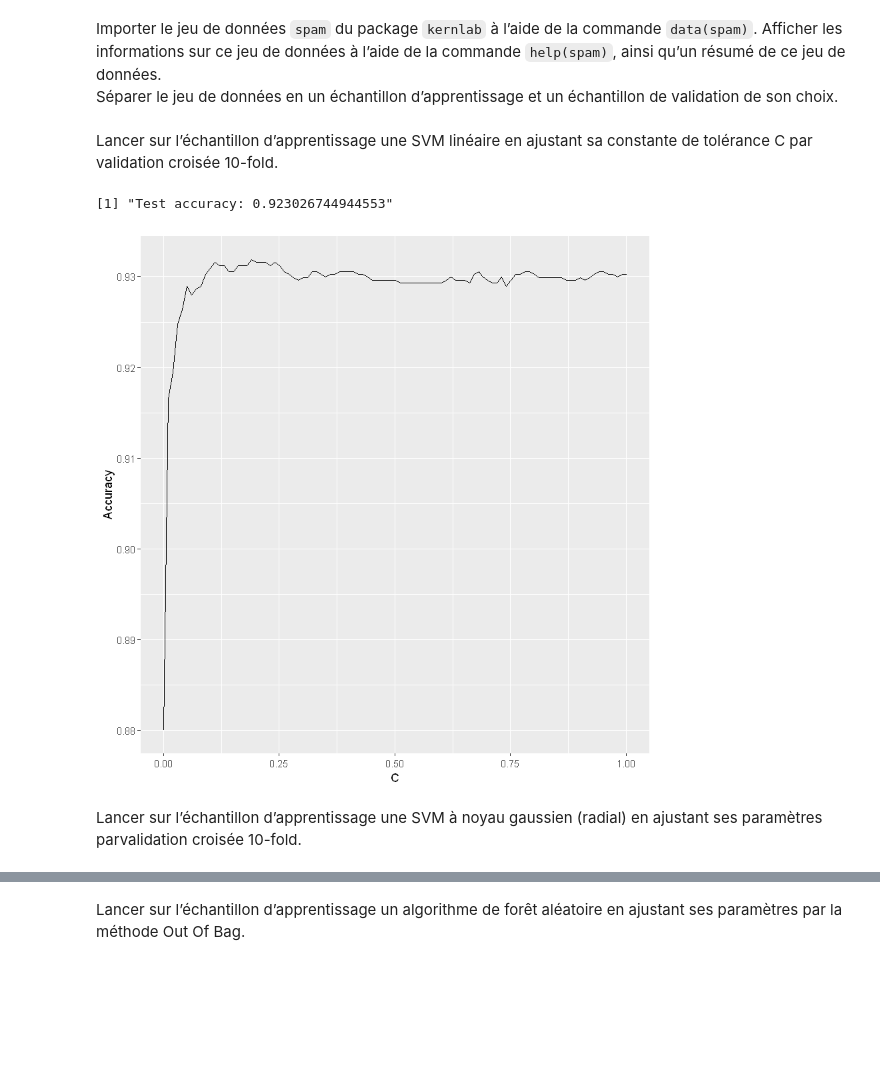
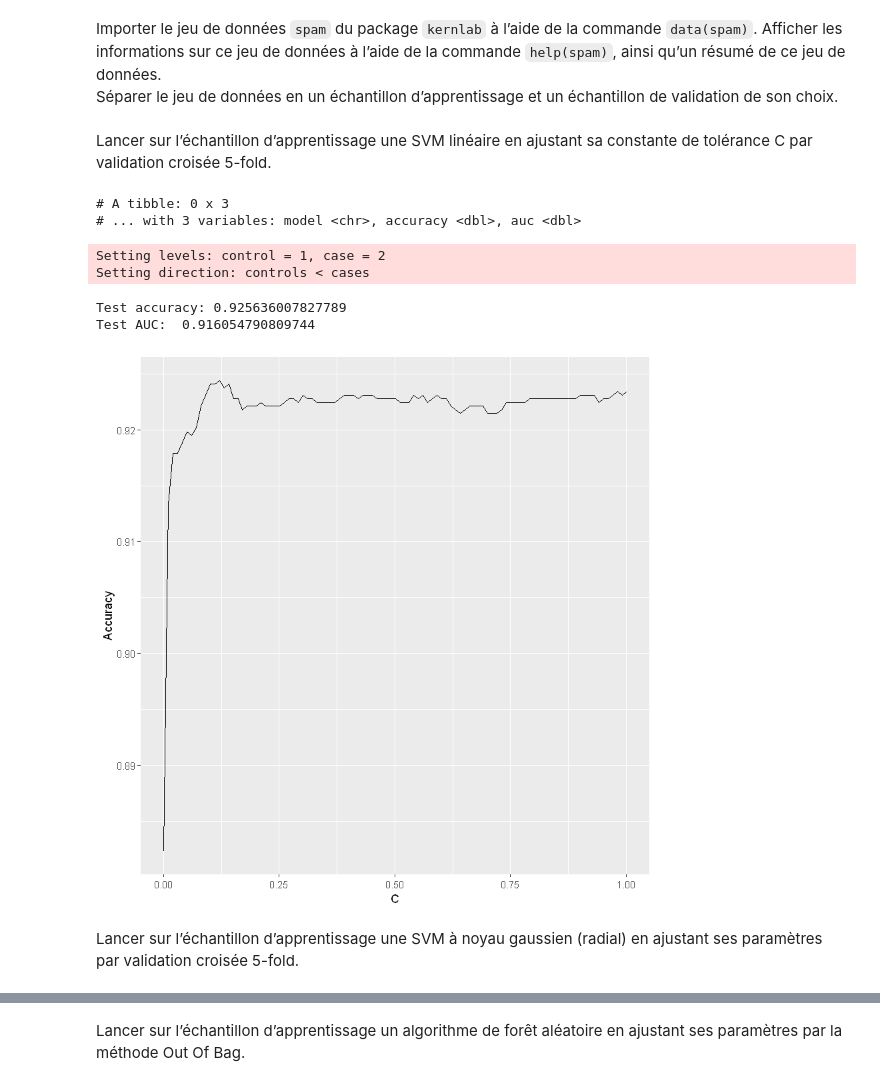
Before and after one commit to Lrakotoson/M_R, a Jupyter notebook: S3/Machine Learning/TP3 - Boosting & Regularisation/Boosting.ipynb, the cells around one changed output, grey strips where cells are left out. Cells and saved outputs as stored; diff of their text form; code cells hidden in the pictures; blank space fills up the shorter version.

```diff
--- a/S3/Machine Learning/TP3 - Boosting & Regularisation/Boosting.ipynb
+++ b/S3/Machine Learning/TP3 - Boosting & Regularisation/Boosting.ipynb
@@ -28,3 +10,6 @@ Loading required package: parallel
+# %%
+roclist <- list()
+results <- tibble(model = character(), accuracy = double(), auc = double())
 # %% [markdown]
 Importer le jeu de données `spam` du package `kernlab` à l’aide de la commande `data(spam)`. Afficher les informations sur ce jeu de données à l’aide de la commande `help(spam)`, ainsi qu’un résumé de ce jeu de données.
 Séparer le jeu de données en un échantillon d’apprentissage et un échantillon de validation de son choix.
@@ -35,30 +20,47 @@ part <- createDataPartition(spam$Y, p = 2/3)
 data_train <- spam[part$Resample1,]
 data_test <- spam[-part$Resample1,]
 # %% [markdown]
-Lancer sur l’échantillon d’apprentissage une SVM linéaire en ajustant sa constante de tolérance C par validation croisée 10-fold.
+Lancer sur l’échantillon d’apprentissage une SVM linéaire en ajustant sa constante de tolérance C par validation croisée 5-fold.
 # %%
 cl <- makePSOCKcluster(10)
 registerDoParallel(cl)
 
 svm_1 <- caret::train(
     Y~., data = data_train, method = 'svmLinear',
-    trControl = trainControl("cv", number = 10),
+    trControl = trainControl("cv", number = 5, allowParallel = T),
     tuneGrid = expand.grid(C = seq(.001, 1.001, by = .01))
 )
 on.exit(stopCluster(cl))
-
-ggplot(svm_1$results) +
-aes(C, Accuracy) + geom_line()
-
-paste(
-    'Test accuracy:',
-    1 - mean(predict(svm_1$finalModel, newdata = select(data_test, -Y)) != pull(data_test, Y))
-)
-# %% [output]
-[1] "Test accuracy: 0.923026744944553"
-[figure, removed]
+# %%
+results %>% print
+# %% [output]
+# A tibble: 0 x 3
+# ... with 3 variables: model <chr>, accuracy <dbl>, auc <dbl>
+# %%
+ggplot(svm_1$results) +
+aes(C, Accuracy) + geom_line()
+
+test <- pull(data_test, Y) %>% as.numeric
+pred <- predict(svm_1$finalModel, newdata = select(data_test, -Y)) %>% as.numeric
+acc <- 1 - mean(pred != test)
+rc <- roc(test, pred)
+roclist[['svmLinear']] <- rc
+results <- results %>% bind_rows(
+    tibble(model = 'svmLinear', accuracy = acc, auc = rc$auc %>% as.double)
+)
+
+cat(paste(
+    'Test accuracy:', acc,
+    '\nTest AUC: ', rc$auc
+))
+# %% [output]
+Setting levels: control = 1, case = 2
+Setting direction: controls < cases
+Test accuracy: 0.925636007827789
+Test AUC:  0.916054790809744
+[figure, added]
 # %% [markdown]
-Lancer sur l’échantillon d’apprentissage une SVM à noyau gaussien (radial) en ajustant ses paramètres parvalidation croisée 10-fold.
+Lancer sur l’échantillon d’apprentissage une SVM à noyau gaussien (radial) en ajustant ses paramètres par validation croisée 5-fold.
 # %%
 cl <- makePSOCKcluster(10)
 registerDoParallel(cl)
```
Also changed, not shown: parts of 17 cells of this notebook, 1 other file.
